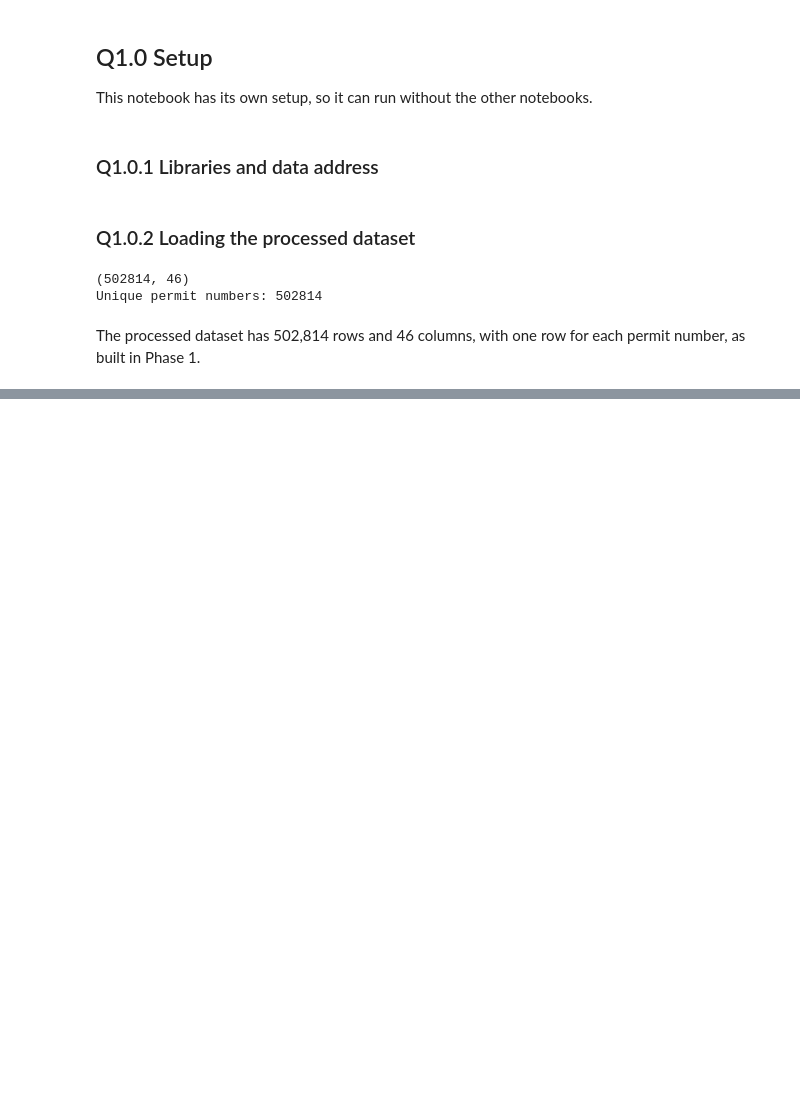
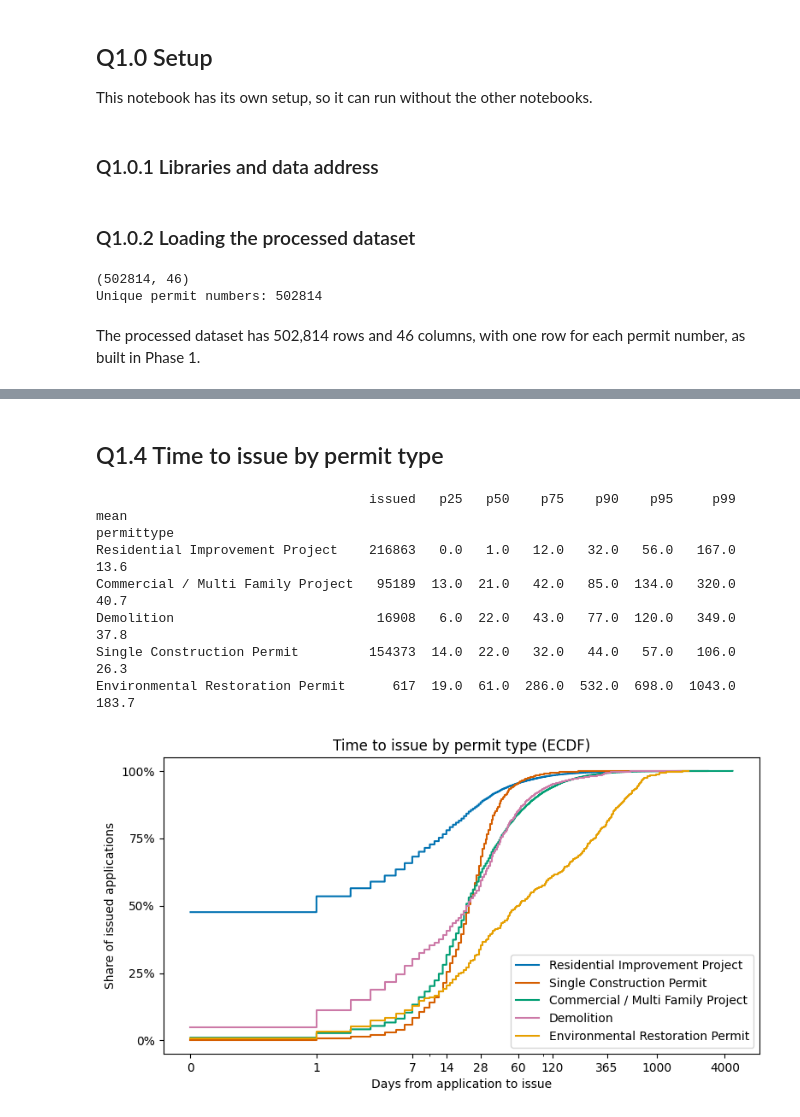
Before and after one commit to Emelygabrielaa/calgary-building-permits-eda, a Jupyter notebook: notebooks/02_q1_processing_time.ipynb, the cells around one changed output, grey strips where cells are left out. Drawn from its saved outputs; the diff is of its cells as text; code cells hidden in the pictures; blank space fills up the shorter version.

```diff
--- a/notebooks/02_q1_processing_time.ipynb
+++ b/notebooks/02_q1_processing_time.ipynb
@@ -101,0 +343,45 @@ The processed dataset has 502,814 rows and 46 columns, with one row for each per
+# %% [markdown]
+## Q1.4 Time to issue by permit type
+# %%
+# Percentiles of the time to issue by permit type
+pcts = [0.25, 0.50, 0.75, 0.90, 0.95, 0.99]
+grp = issued.groupby("permittype")["days_to_issue"]
+pct_table = grp.quantile(pcts).unstack().round(0)
+pct_table.columns = [f"p{int(q * 100)}" for q in pcts]
+
+# Add the number of issued applications and the mean
+pct_table.insert(0, "issued", grp.size())
+pct_table["mean"] = grp.mean().round(1)
+print(pct_table.sort_values("p50").to_string())
+
+# ECDF of the time to issue for each permit type, on the same scale as before
+colors = {"Residential Improvement Project": "#0072B2", "Single Construction Permit": "#D55E00",
+          "Commercial / Multi Family Project": "#009E73", "Demolition": "#CC79A7",
+          "Environmental Restoration Permit": "#E69F00"}
+
+fig, ax = plt.subplots(figsize=(9, 4.5))
+for name, color in colors.items():
+    counts = issued.loc[issued["permittype"] == name, "days_to_issue"].value_counts().sort_index()
+    ax.step(counts.index.values, counts.cumsum().values / counts.sum(), where="post",
+            color=color, label=name)
+
+ax.set_xscale("symlog", linthresh=1)
+ticks = [0, 1, 7, 14, 28, 60, 120, 365, 1000, 4000]
+ax.set_xticks(ticks)
+ax.set_xticklabels([str(v) for v in ticks])
+ax.set_yticks([0, 0.25, 0.5, 0.75, 1])
+ax.set_yticklabels(["0%", "25%", "50%", "75%", "100%"])
+ax.set_xlabel("Days from application to issue")
+ax.set_ylabel("Share of issued applications")
+ax.set_title("Time to issue by permit type (ECDF)")
+ax.legend(loc="lower right")
+plt.show()
+# %% [output]
+                                   issued   p25   p50    p75    p90    p95     p99   mean
+permittype
+Residential Improvement Project    216863   0.0   1.0   12.0   32.0   56.0   167.0   13.6
+Commercial / Multi Family Project   95189  13.0  21.0   42.0   85.0  134.0   320.0   40.7
+Demolition                          16908   6.0  22.0   43.0   77.0  120.0   349.0   37.8
+Single Construction Permit         154373  14.0  22.0   32.0   44.0   57.0   106.0   26.3
+Environmental Restoration Permit      617  19.0  61.0  286.0  532.0  698.0  1043.0  183.7
+[figure, added]
```
Also changed, not shown: parts of 73 cells of this notebook.
